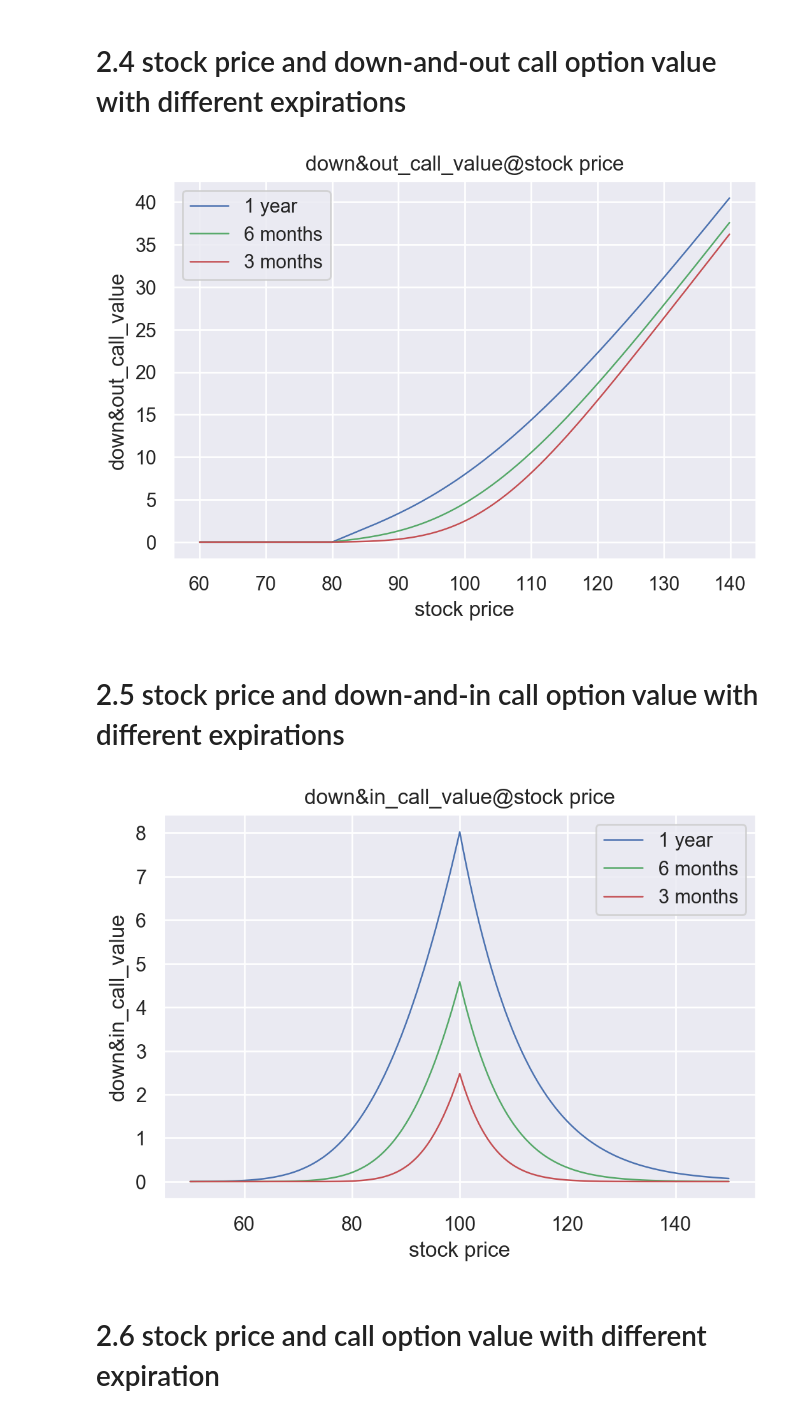
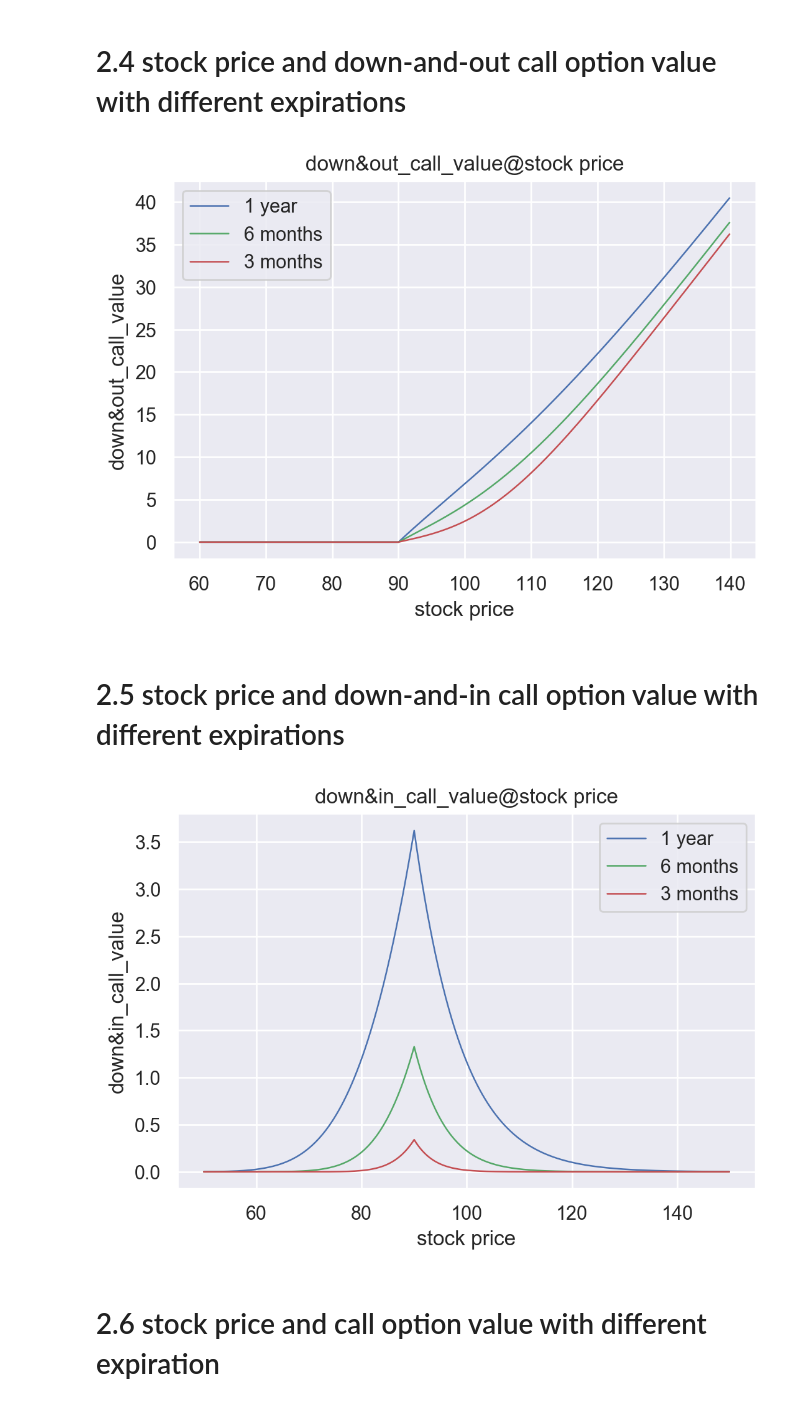
Before and after one commit to panyiming/Derivatives_pricing, a Jupyter notebook: hw3/hw3.ipynb, the cells around one changed output. Saved outputs shown, nothing was run; the diff lists cells and outputs as text; code cells hidden in the pictures.

```diff
--- a/hw3/hw3.ipynb
+++ b/hw3/hw3.ipynb
@@ -50,8 +50,9 @@ def DI_v(St, H, K, sigma, r, et):
     return CDI
 
 def gama_v(St, K, sigma, expir_t, r):
-    N1 = d1_v(St, K, sigma, expir_t, r)
-    gama = 1/(St*sigma*expir_t**0.5)*N1
+    d1 = (math.log(St/K) + (r+0.5*sigma**2)*expir_t)/(sigma*expir_t**0.5)
+    N11 = norm.pdf(d1)
+    gama = 1/(St*sigma*expir_t**0.5) * N11
     return gama
 
 def DO_value(path, H, K, sigma, T, N):
@@ -158,18 +159,21 @@ def plot_path(paths, idx, names, T, xname, yname):
 # 1 Tylor expansion approximation of profits and loss
 # %%
 S0 = 100
-K =105
-r = 0.05
-T = 0.5
+K =100
+r = 0.02
+T = 1/12
 t = 0.0
+sigma = 0.20
+
 et = T-t
-sigma = 0.20
 PL_real = []
 PL_tylor = []
 idx = []
+
 C0 = Ct_v(S0, K, sigma, et, r)
 gama = gama_v(S0, K, sigma, et, r)
 delta = d1_v(S0, K, sigma, et, r)
+
 for i in range(-1000,1000, 1):
     x = i * 0.01
     S_i = S0+x
@@ -309,7 +331,7 @@ plot_path_price(paths, names, T, xname, yname)
 # %%
 r=0.05
 K = 105
-H = 80
+H = 90
 sigma = 0.20
 
 Et1 = 1
@@ -339,7 +361,7 @@ xname = 'stock price'
 yname = 'down&out_call_value'
 plot_path(paths, Sts, names, T, xname, yname)
 # %% [output]
-[figure, old version]
+[figure, new version]
 # %% [markdown]
 # 2.5 stock price and down-and-in call option value with different expirations
 # %%
@@ -349,37 +371,37 @@ Et3 = 1/4
 N1 = 1000
 r=0.05
 K = 105
-H = 100
+H = 90
 sigma = 0.20
 
 Sts = [i*0.1+50 for i in range(N1)]
 
 
 def get_dis(Sts, H, K, sigma, Et1):
     DI_vts = []
     CS = []
     for S_i in Sts:
         if S_i < H:
             DI_vt = Ct_v(S_i, K, sigma, Et1, r)
         else:
             DI_vt = DI_v(S_i, H, K, sigma, r, Et1)
         DI_vts.append(DI_vt)
     return DI_vts
 
 
 
 DI_path1 = get_dis(Sts, H, K, sigma, Et1)
 DI_path2 = get_dis(Sts, H, K, sigma, Et2)
 DI_path3 = get_dis(Sts, H, K, sigma, Et3)
 
 
 paths = [DI_path1, DI_path2, DI_path3]
 names = ['1 year', '6 months', '3 months']
 xname = 'stock price'
 yname = 'down&in_call_value'
 plot_path(paths, Sts, names, T, xname, yname)
 # %% [output]
-[figure, old version]
+[figure, new version]
 # %% [markdown]
 # 2.6 stock price and call option value with different expiration
 # %%
```
Also changed, not shown: parts of 6 cells of this notebook, 1 other file.
